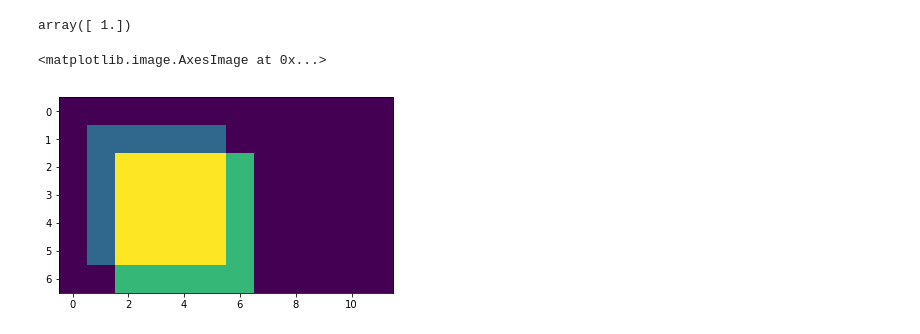
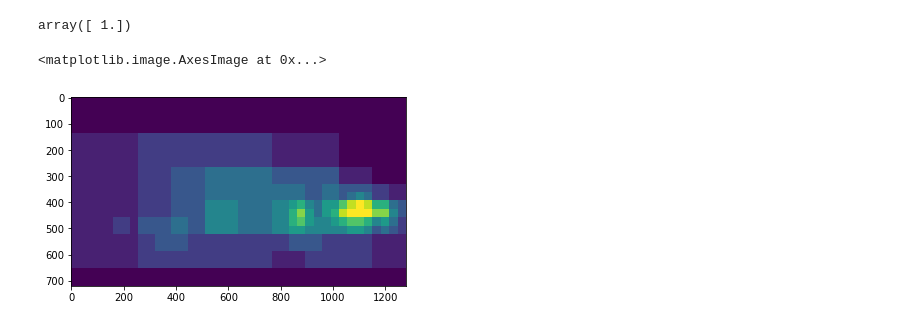
Before and after one commit to semeniuta/CarND-Vehicle-Detection, a Jupyter notebook: 3_ValidateML.ipynb, the cells around one changed output. Saved outputs shown, nothing was run; the diff lists cells and outputs as text; code cells hidden in the pictures.

Commit message:
Workable sliding_window (with validation in nb)

```diff
--- a/3_ValidateML.ipynb
+++ b/3_ValidateML.ipynb
@@ -70,13 +71,8 @@ clf.predict(car_reg_features)
 # %% [output]
 array([ 1.])
-# %%
-test = np.zeros((7, 12))
-
-vdetect.increment_window(test, [1, 1, 5, 5], 2)
-vdetect.increment_window(test, [2, 2, 6, 6], 2)
-vdetect.increment_window(test, [2, 2, 6, 6], 2)
-
-plt.imshow(test)
-# %% [output]
-<matplotlib.image.AxesImage at 0x...>
-[figure, removed]
+# %%
+swres = vdetect.sliding_window(im, extract, clf)
+plt.imshow(swres)
+# %% [output]
+<matplotlib.image.AxesImage at 0x...>
+[figure, added]
```
Also changed, not shown: parts of 1 cell of this notebook, 1 other file.
